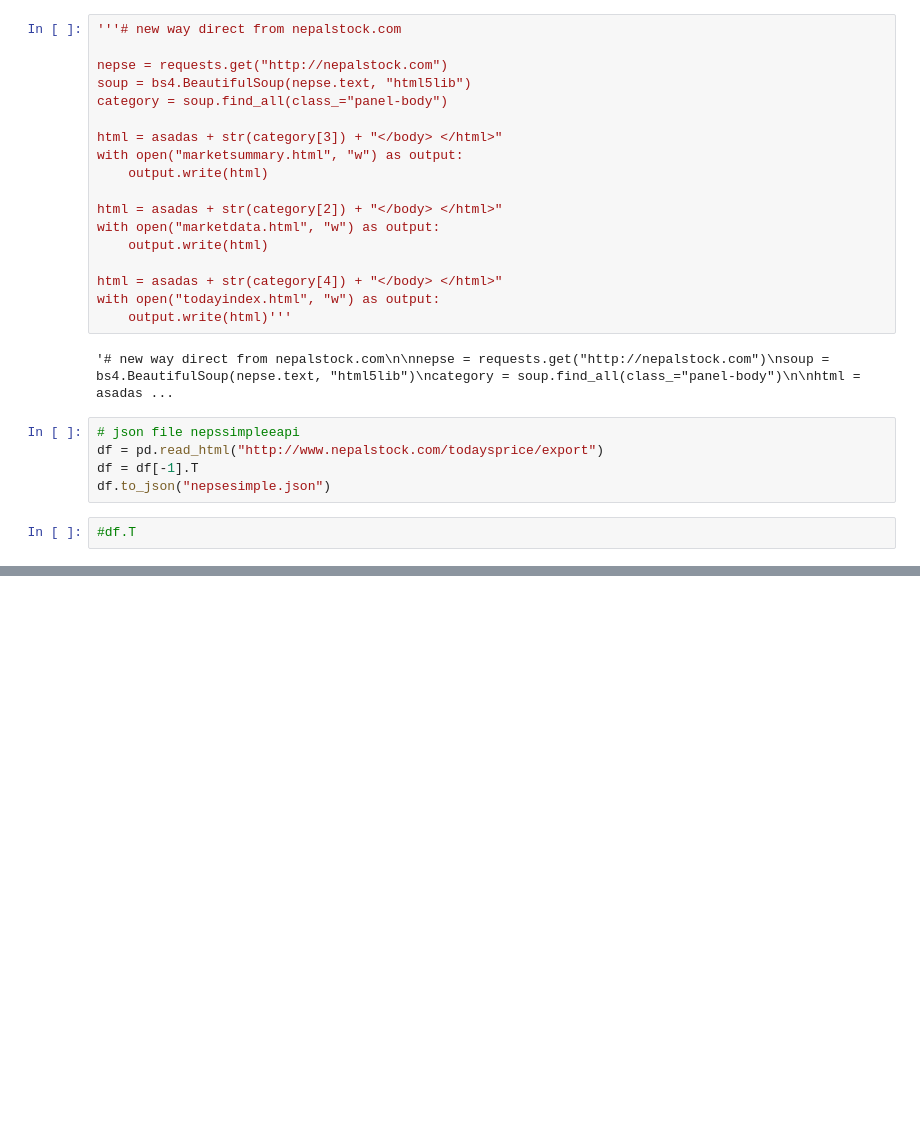
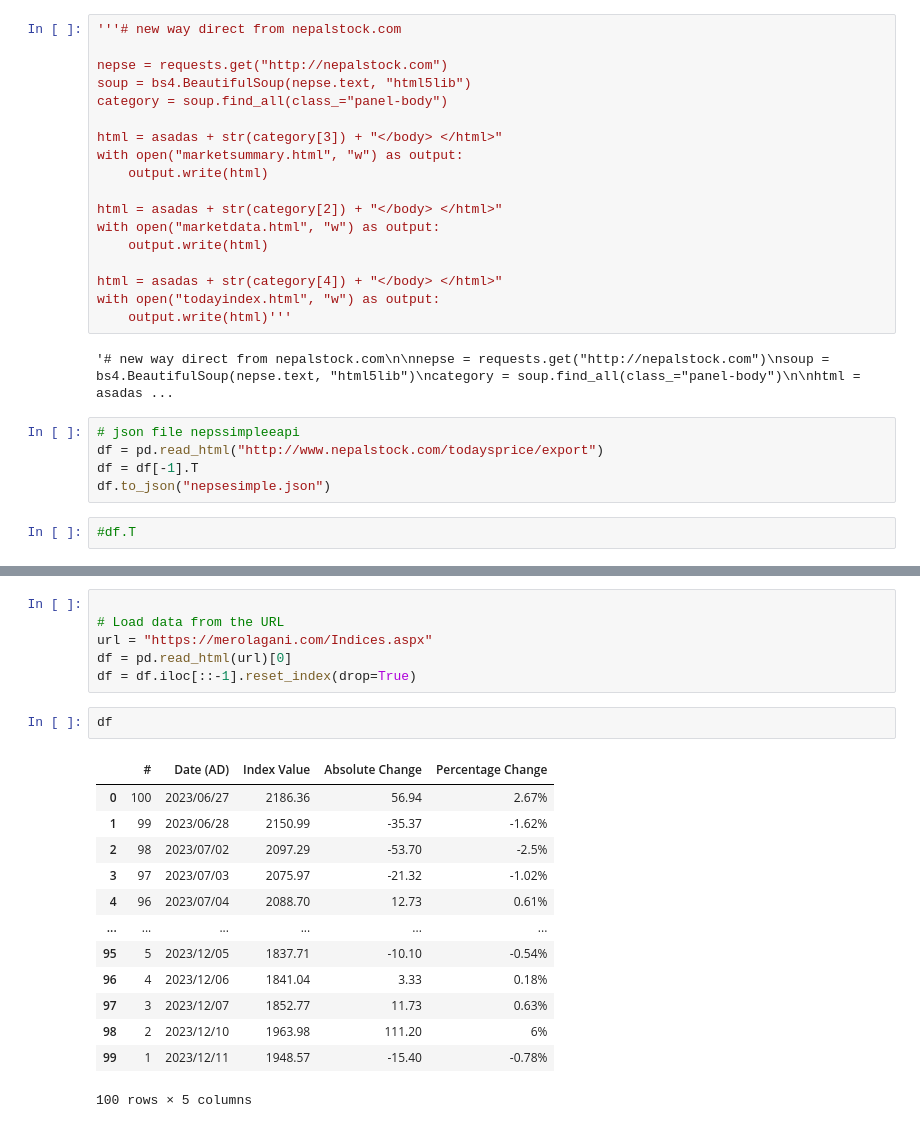
Before and after one commit to rockerritesh/nepsesimple, a Jupyter notebook: simple.ipynb, the cells around one changed output, grey strips where cells are left out. Drawn from its saved outputs; the diff is of its cells as text; blank space fills up the shorter version.

```diff
--- a/simple.ipynb
+++ b/simple.ipynb
@@ -231,0 +273,22 @@ with open("index.html", "w") as output:
+# %%
+
+# Load data from the URL
+url = "https://merolagani.com/Indices.aspx"
+df = pd.read_html(url)[0]
+df = df.iloc[::-1].reset_index(drop=True)
+# %%
+df
+# %% [output]
+|  | # | Date (AD) | Index Value | Absolute Change | Percentage Change |
+| 0 | 100 | 2023/06/27 | 2186.36 | 56.94 | 2.67% |
+| 1 | 99 | 2023/06/28 | 2150.99 | -35.37 | -1.62% |
+| 2 | 98 | 2023/07/02 | 2097.29 | -53.70 | -2.5% |
+| 3 | 97 | 2023/07/03 | 2075.97 | -21.32 | -1.02% |
+| 4 | 96 | 2023/07/04 | 2088.70 | 12.73 | 0.61% |
+| ... | ... | ... | ... | ... | ... |
+| 95 | 5 | 2023/12/05 | 1837.71 | -10.10 | -0.54% |
+| 96 | 4 | 2023/12/06 | 1841.04 | 3.33 | 0.18% |
+| 97 | 3 | 2023/12/07 | 1852.77 | 11.73 | 0.63% |
+| 98 | 2 | 2023/12/10 | 1963.98 | 111.20 | 6% |
+| 99 | 1 | 2023/12/11 | 1948.57 | -15.40 | -0.78% |
+100 rows × 5 columns
```
Also changed, not shown: parts of 13 cells of this notebook, 11 other files.
